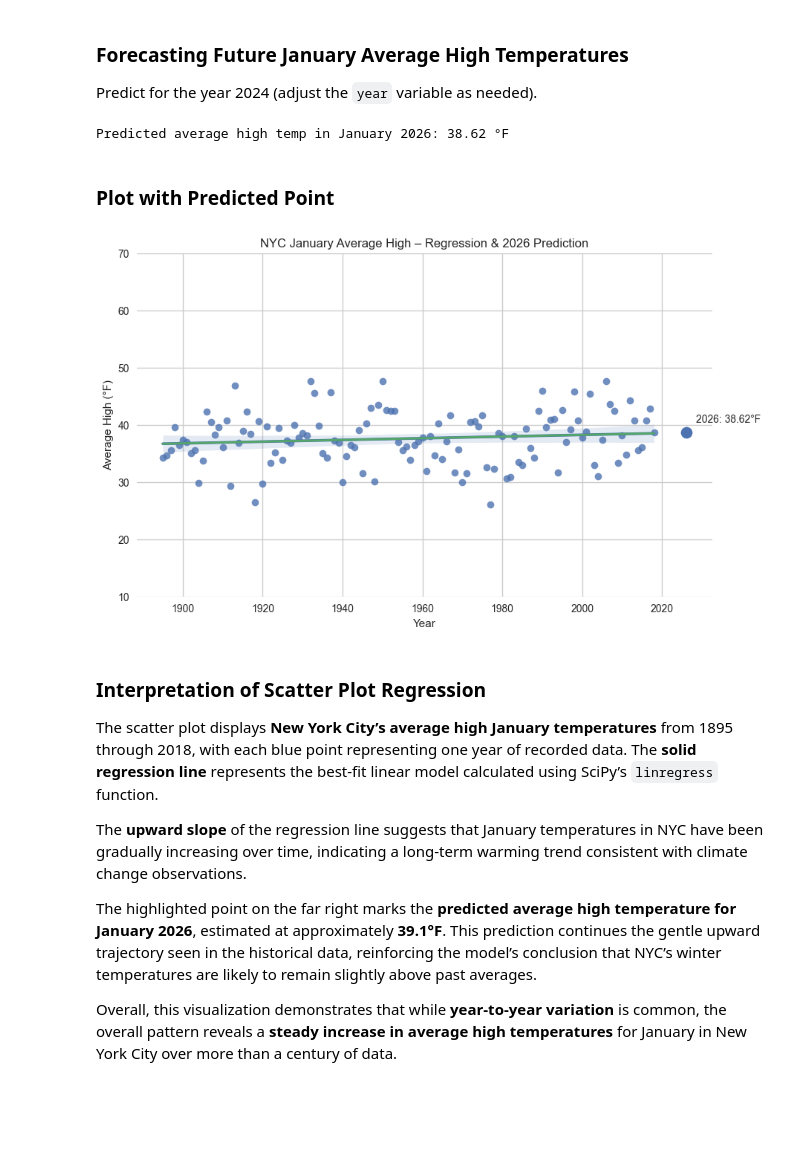
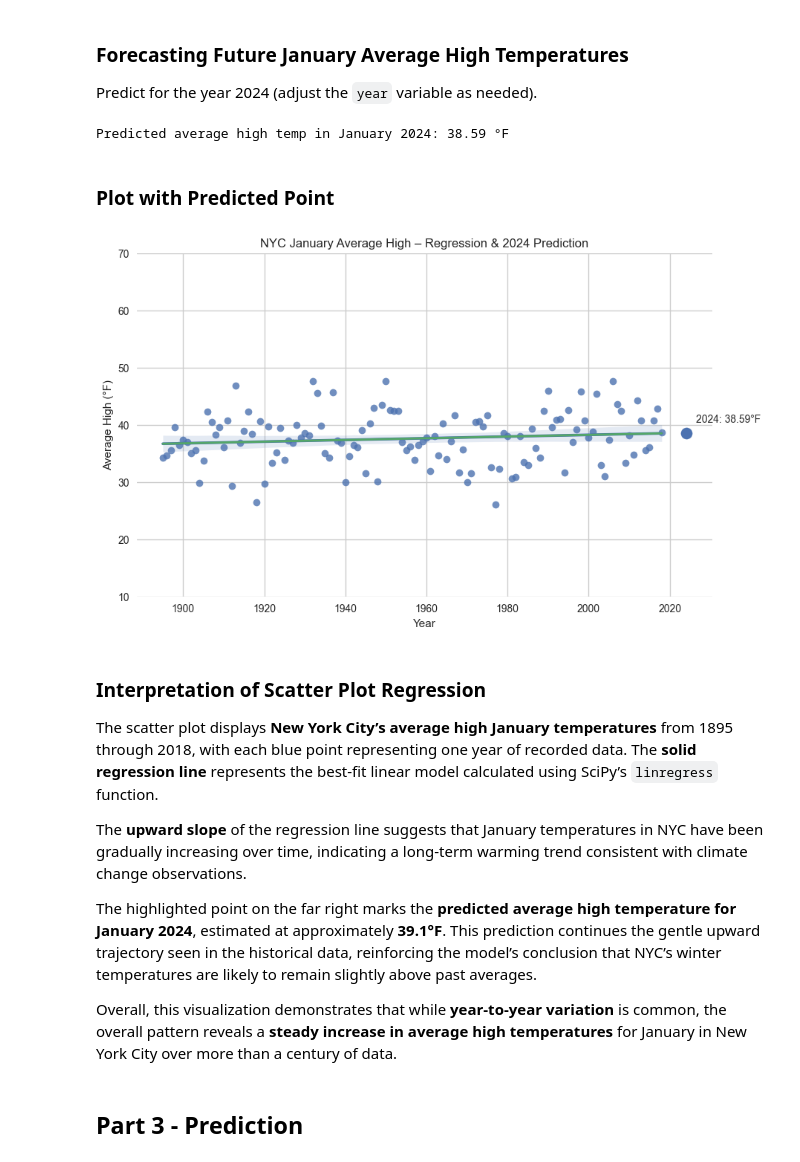
Before and after one commit to KHenn22/datafun-07-ml, a Jupyter notebook: hennelly_ml.ipynb, the cells around one changed output. Drawn from its saved outputs; the diff is of its cells as text; code cells hidden in the pictures; blank space fills up the shorter version.

```diff
--- a/hennelly_ml.ipynb
+++ b/hennelly_ml.ipynb
@@ -308,34 +325,34 @@ linear_regression.slope, linear_regression.intercept, linear_regression.rvalue**
 ### Forecasting Future January Average High Temperatures
 Predict for the year 2024 (adjust the `year` variable as needed).
 # %%
-year = 2026
+year = 2024
 pred_2024 = linear_regression.slope * year + linear_regression.intercept
-print(f"Predicted average high temp in January {year}: {pred_2026:.2f} °F")
+print(f"Predicted average high temp in January {year}: {pred_2024:.2f} °F")
 # %% [output]
-Predicted average high temp in January 2026: 38.62 °F
+Predicted average high temp in January 2024: 38.59 °F
 # %% [markdown]
 ### Plot with Predicted Point
 # %%
 fig, ax = plt.subplots(figsize=(10,6))
 sns.regplot(x=nyc.Date, y=nyc.Temperature, ax=ax)
 ax.set_ylim(10, 70)
 
 # Regression line for all years
 xvals = nyc["Date"]
 yhat  = linear_regression.slope * xvals + linear_regression.intercept
 ax.plot(xvals, yhat, linewidth=2)
 
 # Highlight the prediction
-ax.scatter([year], [pred_2026], s=120)
-ax.annotate(f"{year}: {pred_2026:.2f}°F", (year, pred_2026),
+ax.scatter([year], [pred_2024], s=120)
+ax.annotate(f"{year}: {pred_2024:.2f}°F", (year, pred_2024),
             textcoords="offset points", xytext=(10,10))
 
-ax.set_title("NYC January Average High – Regression & 2026 Prediction")
+ax.set_title("NYC January Average High – Regression & 2024 Prediction")
 ax.set_xlabel("Year")
 ax.set_ylabel("Average High (°F)")
 plt.show()
 # %% [output]
-[figure, old version]
+[figure, new version]
 # %% [markdown]
 ### Interpretation of Scatter Plot Regression
 
@@ -343,6 +360,8 @@ The scatter plot displays **New York City’s average high January temperatures*
 
 The **upward slope** of the regression line suggests that January temperatures in NYC have been gradually increasing over time, indicating a long-term warming trend consistent with climate change observations.
 
-The highlighted point on the far right marks the **predicted average high temperature for January 2026**, estimated at approximately **39.1°F**. This prediction continues the gentle upward trajectory seen in the historical data, reinforcing the model’s conclusion that NYC’s winter temperatures are likely to remain slightly above past averages.
+The highlighted point on the far right marks the **predicted average high temperature for January 2024**, estimated at approximately **39.1°F**. This prediction continues the gentle upward trajectory seen in the historical data, reinforcing the model’s conclusion that NYC’s winter temperatures are likely to remain slightly above past averages.
 
 Overall, this visualization demonstrates that while **year-to-year variation** is common, the overall pattern reveals a **steady increase in average high temperatures** for January in New York City over more than a century of data.
+# %% [markdown]
+## Part 3 - Prediction
```
Also changed, not shown: parts of 12 cells of this notebook.
